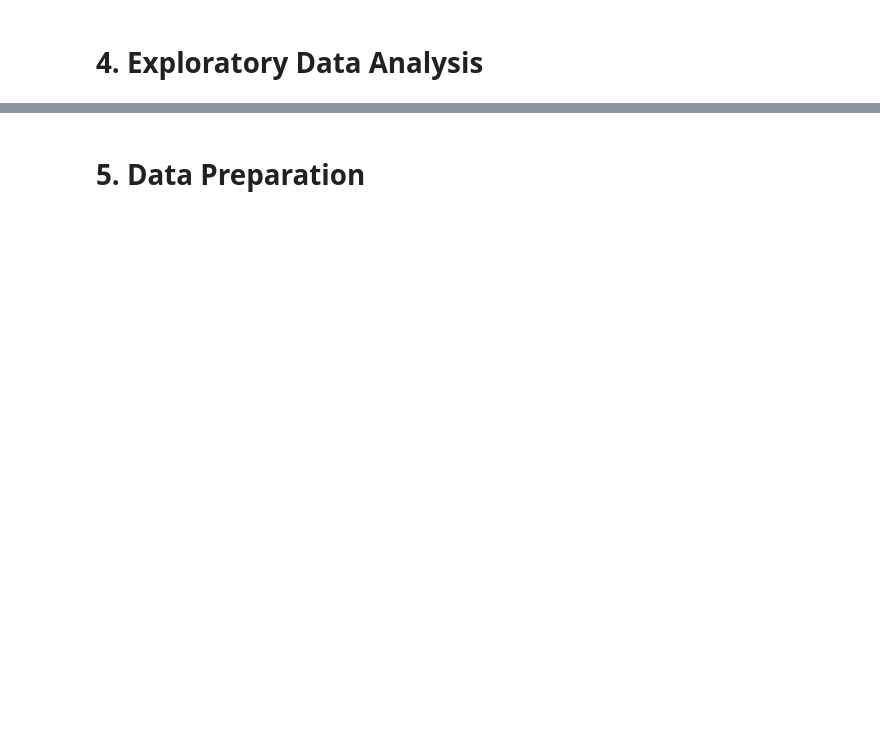
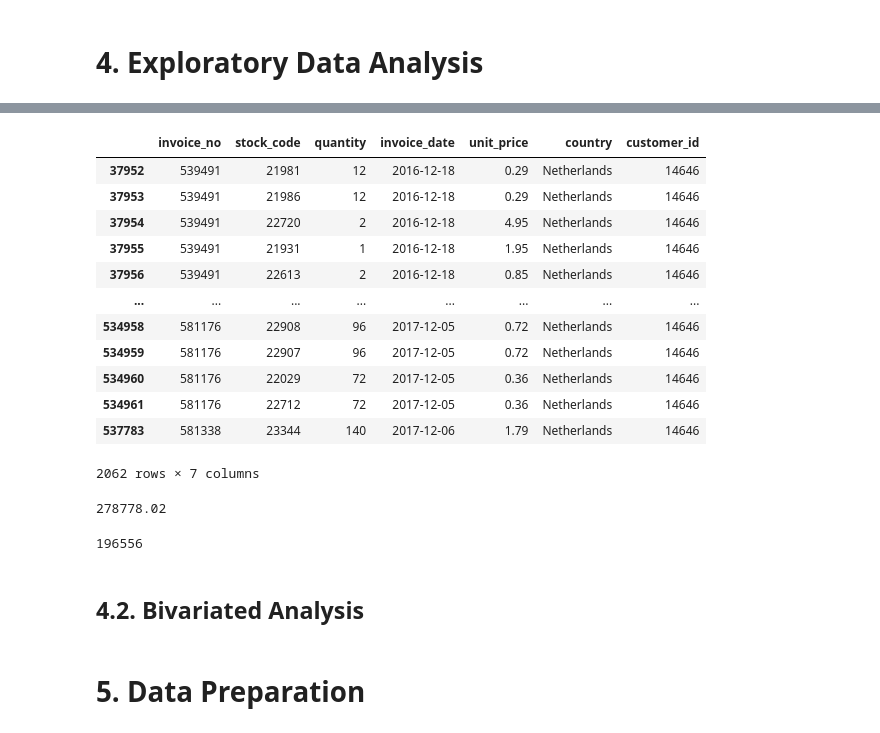
Before and after one commit to joaohenritm/Insiders-Clustering, a Jupyter notebook: notebooks/c5.0-jhtm-end-to-end-clustering.ipynb, the cells around one changed output, grey strips where cells are left out. Saved outputs shown, nothing was run; the diff lists cells and outputs as text; code cells hidden in the pictures; blank space fills up the shorter version.

```diff
--- a/notebooks/c5.0-jhtm-end-to-end-clustering.ipynb
+++ b/notebooks/c5.0-jhtm-end-to-end-clustering.ipynb
@@ -381,3 +504,29 @@ df4 = df_ref.dropna()
+# %%
+df3[df3['customer_id'] == 14646]
+# %% [output]
+|  | invoice_no | stock_code | quantity | invoice_date | unit_price | country | customer_id |
+| 37952 | 539491 | 21981 | 12 | 2016-12-18 | 0.29 | Netherlands | 14646 |
+| 37953 | 539491 | 21986 | 12 | 2016-12-18 | 0.29 | Netherlands | 14646 |
+| 37954 | 539491 | 22720 | 2 | 2016-12-18 | 4.95 | Netherlands | 14646 |
+| 37955 | 539491 | 21931 | 1 | 2016-12-18 | 1.95 | Netherlands | 14646 |
+| 37956 | 539491 | 22613 | 2 | 2016-12-18 | 0.85 | Netherlands | 14646 |
+| ... | ... | ... | ... | ... | ... | ... | ... |
+| 534958 | 581176 | 22908 | 96 | 2017-12-05 | 0.72 | Netherlands | 14646 |
+| 534959 | 581176 | 22907 | 96 | 2017-12-05 | 0.72 | Netherlands | 14646 |
+| 534960 | 581176 | 22029 | 72 | 2017-12-05 | 0.36 | Netherlands | 14646 |
+| 534961 | 581176 | 22712 | 72 | 2017-12-05 | 0.36 | Netherlands | 14646 |
+| 537783 | 581338 | 23344 | 140 | 2017-12-06 | 1.79 | Netherlands | 14646 |
+2062 rows × 7 columns
+# %%
+np.sum(df3.loc[df3['customer_id'] == 14646, 'quantity'] * df3.loc[df3['customer_id'] == 14646, 'unit_price'])
+# %% [output]
+278778.02
+# %%
+df3.loc[df3['customer_id'] == 14646, 'quantity'].sum()
+# %% [output]
+196556
+# %% [markdown]
+## 4.2. Bivariated Analysis
 # %% [markdown]
 # 5. Data Preparation
 # %%
```
Also changed, not shown: parts of 32 cells of this notebook, 1 other file.
